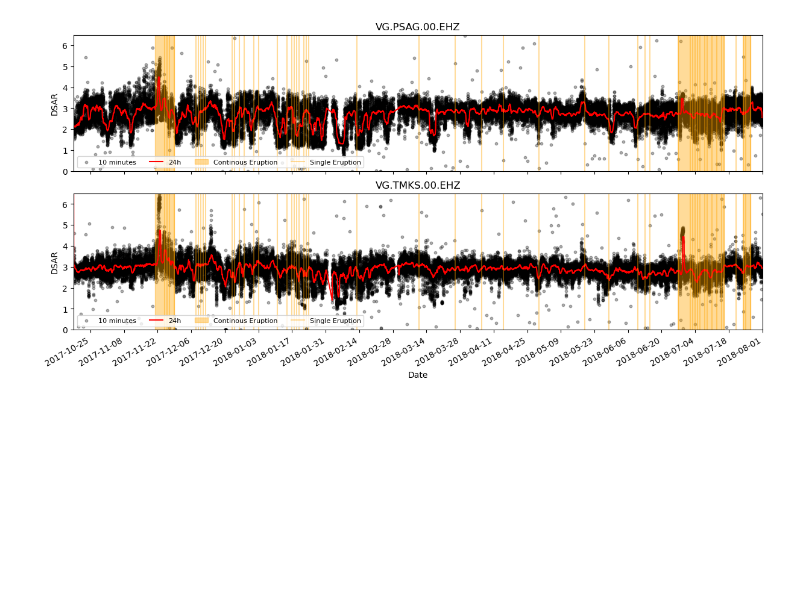
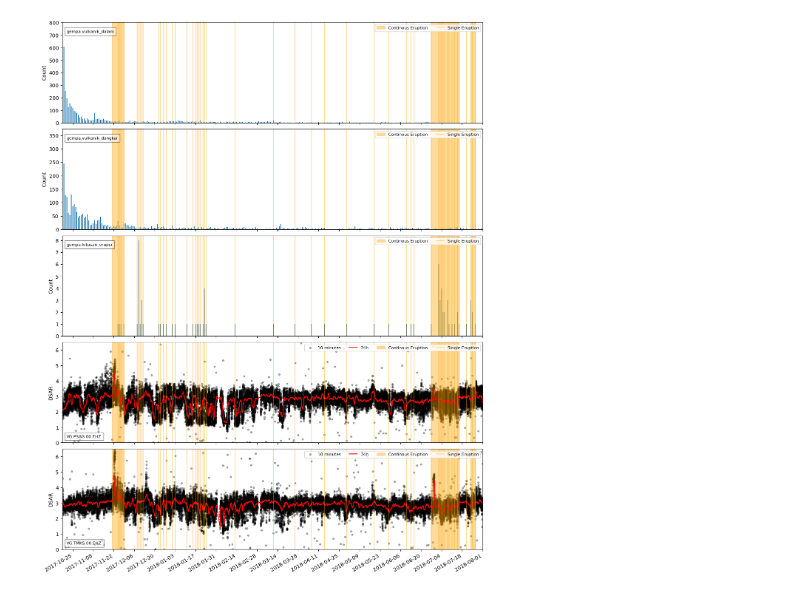
Before and after one commit to martanto/dsar, a Jupyter notebook: plot.ipynb, the cells around one changed output. Drawn from its saved outputs; the diff is of its cells as text; code cells hidden in the pictures; blank space fills up the shorter version.

```diff
--- a/plot.ipynb
+++ b/plot.ipynb
@@ -19,7 +19,7 @@ stations: list[str] = [
 # Optional, you can ignore it.
 # Only used in Indonesia.
 # The default value is False
-plot_from_magma: bool = False
+plot_from_magma: bool = True
 magma_directory: str = os.path.join(output_directory, "magma")
 magma_csv: str = 'magma_AGU_2017-10-01-2018-07-31.csv'
 magma_df = pd.read_csv(os.path.join(magma_directory, magma_csv),
@@ -102,12 +102,19 @@ for index_key, station in enumerate(merge_stations_and_eq_events()):
 
     # (optional) Plotting VT events and eruptions from MAGMA Indonesia
     if plot_from_magma and index_key < len(magma_df.columns):
-        axs[index_key].bar(magma_df.index, magma_df[station], width=0.5,label=station)
+        axs[index_key].bar(magma_df.index, magma_df[station], width=0.5)
 
-        axs[index_key].legend(loc='lower left')
-        axs[index_key].set_ylabel('Jumlah')
+        axs[index_key].set_ylabel('Count')
 
         axs[index_key].xaxis.set_major_locator(mdates.DayLocator(interval=14))
+
+        axs[index_key].annotate(
+            text=station,
+            xy=(0.01, 0.9),
+            xycoords='axes fraction',
+            fontsize='8',
+            bbox=dict(facecolor='white', alpha=0.5)
+        )
 
     # Default plot
     else:
@@ -117,42 +124,60 @@ for index_key, station in enumerate(merge_stations_and_eq_events()):
         # HP filter documentation https://www.statsmodels.org/stable/generated/statsmodels.tsa.filters.hp_filter.hpfilter.html
         _,trend = hpfilter(df.DSAR, 1000000)
         axs[index_key].scatter(df.index, df.DSAR, c= 'k', alpha=0.3, s=10, label='10 minutes')
+
+        # Smoothing using 24 Hour
         axs[index_key].plot(df.index, df.DSAR_24h, c='red', label='24h'.format(station), alpha=1)
 
-        axs[index_key].set_title(station)
+        # Using HP Filter. Uncomment to use HP filter.
+        # axs[index_key].plot(df.index, trend, c='red', label='24h'.format(station), alpha=1)
+
+        # axs[index_key].set_title(station, loc='left', y=0.8, x=0.01,
+        #                          fontsize='medium', backgroundcolor='white')
+
+        # Set title using annotation
+        axs[index_key].annotate(
+            text=station,
+            xy=(0.01, 0.05),
+            xycoords='axes fraction',
+            fontsize='8',
+            bbox=dict(facecolor='white', alpha=0.5)
+        )
+
         axs[index_key].set_ylabel('DSAR')
 
         # Plot label only for the last subplot
         if index_key == (len(stations)-1):
             axs[index_key].set_xlabel('Date')
 
         axs[index_key].xaxis.set_major_locator(mdates.DayLocator(interval=14))
         axs[index_key].xaxis.set_major_formatter(mdates.DateFormatter('%Y-%m-%d'))
 
         # Change your limit of DSAR value
         axs[index_key].set_ylim(0,6.5)
         axs[index_key].set_xlim(df.first_valid_index(), df.last_valid_index())
 
 
     # Plotting continous eruptions
     for key, continous in enumerate(continous_eruptions):
         # continous[0] = start date of eruption
         # continous[1] = end date of eruption
         axs[index_key].axvspan(datetime.strptime(continous[0], '%Y-%m-%d'),
                                datetime.strptime(continous[1], '%Y-%m-%d'),
                                alpha=0.4, color='orange', label="_"*key+'Continous Eruption')
 
     # Plotting single eruptions
     for key, date in enumerate(single_eruptions):
         axs[index_key].axvline(datetime.strptime(date, '%Y-%m-%d'),
                                alpha=0.4, color='orange', label =  "_"*key + 'Single Eruption')
     # Add legend
-    axs[index_key].legend(loc='lower left', fontsize='8', ncol=4)
+    axs[index_key].legend(loc='upper right', fontsize='8', ncol=4)
 
     # Rotate x label
     for label in axs[index_key].get_xticklabels(which='major'):
         label.set(rotation=30, horizontalalignment='right')
+
+# plt.subplots_adjust(hspace=0)
 # %% [output]
-[figure, old version]
+[figure, new version]
 # %%
 fig.savefig(os.path.join(figures_directory, '{}.png'.format('test_plot')), dpi=300)
```
Also changed, not shown: 2 other files.
